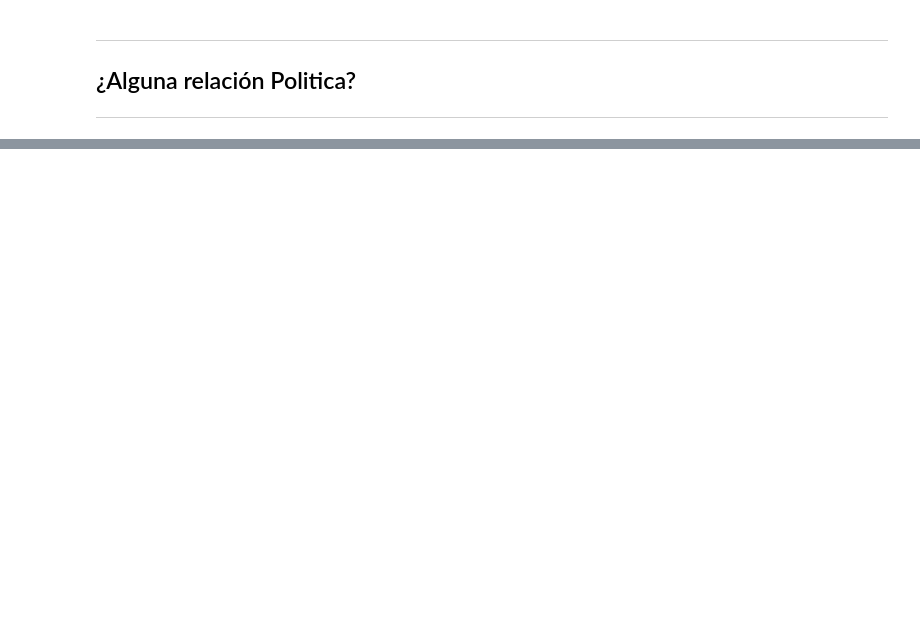
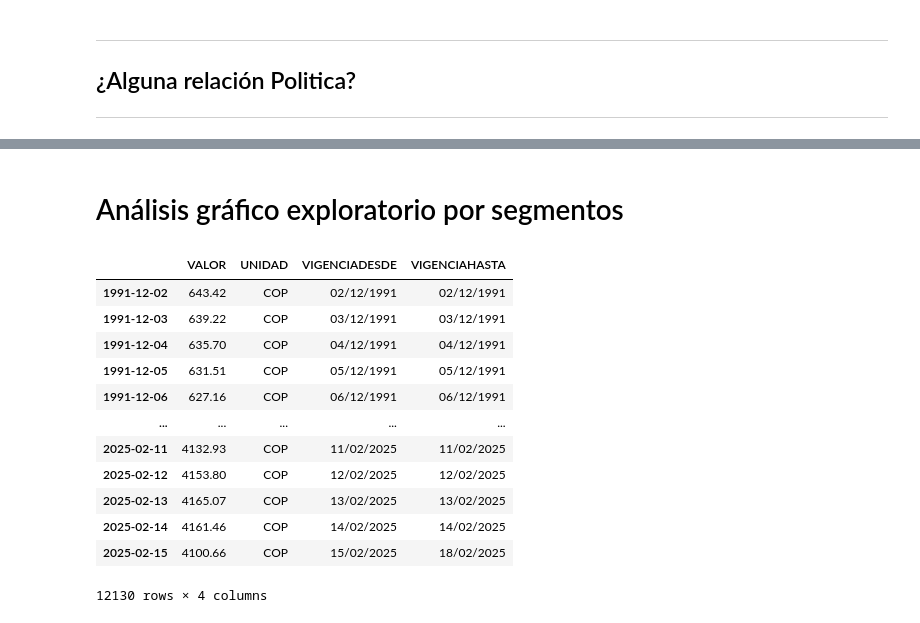
Before and after one commit to sergiolaverde0/fp_sub_IA, a Jupyter notebook: Trabajo_final_JARR_JAJE_SAL.ipynb, the cells around one changed output, grey strips where cells are left out. Drawn from its saved outputs; the diff is of its cells as text; code cells hidden in the pictures; blank space fills up the shorter version.

```diff
--- a/Trabajo_final_JARR_JAJE_SAL.ipynb
+++ b/Trabajo_final_JARR_JAJE_SAL.ipynb
@@ -268,0 +267,18 @@ plt.show()
+# %% [markdown]
+# Análisis gráfico exploratorio por segmentos
+# %%
+data
+# %% [output]
+|  | VALOR | UNIDAD | VIGENCIADESDE | VIGENCIAHASTA |
+| 1991-12-02 | 643.42 | COP | 02/12/1991 | 02/12/1991 |
+| 1991-12-03 | 639.22 | COP | 03/12/1991 | 03/12/1991 |
+| 1991-12-04 | 635.70 | COP | 04/12/1991 | 04/12/1991 |
+| 1991-12-05 | 631.51 | COP | 05/12/1991 | 05/12/1991 |
+| 1991-12-06 | 627.16 | COP | 06/12/1991 | 06/12/1991 |
+| ... | ... | ... | ... | ... |
+| 2025-02-11 | 4132.93 | COP | 11/02/2025 | 11/02/2025 |
+| 2025-02-12 | 4153.80 | COP | 12/02/2025 | 12/02/2025 |
+| 2025-02-13 | 4165.07 | COP | 13/02/2025 | 13/02/2025 |
+| 2025-02-14 | 4161.46 | COP | 14/02/2025 | 14/02/2025 |
+| 2025-02-15 | 4100.66 | COP | 15/02/2025 | 18/02/2025 |
+12130 rows × 4 columns
```
Also changed, not shown: parts of 13 cells of this notebook, 1 other file.
